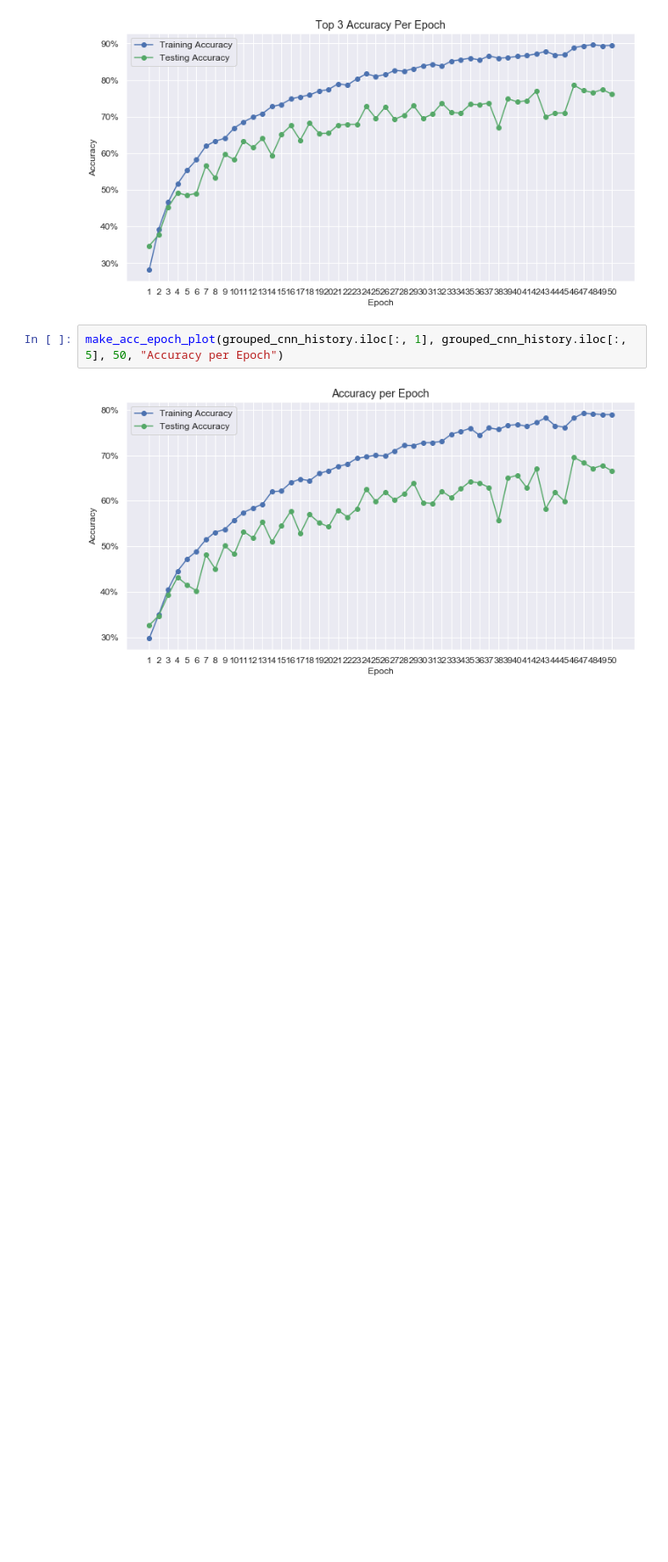
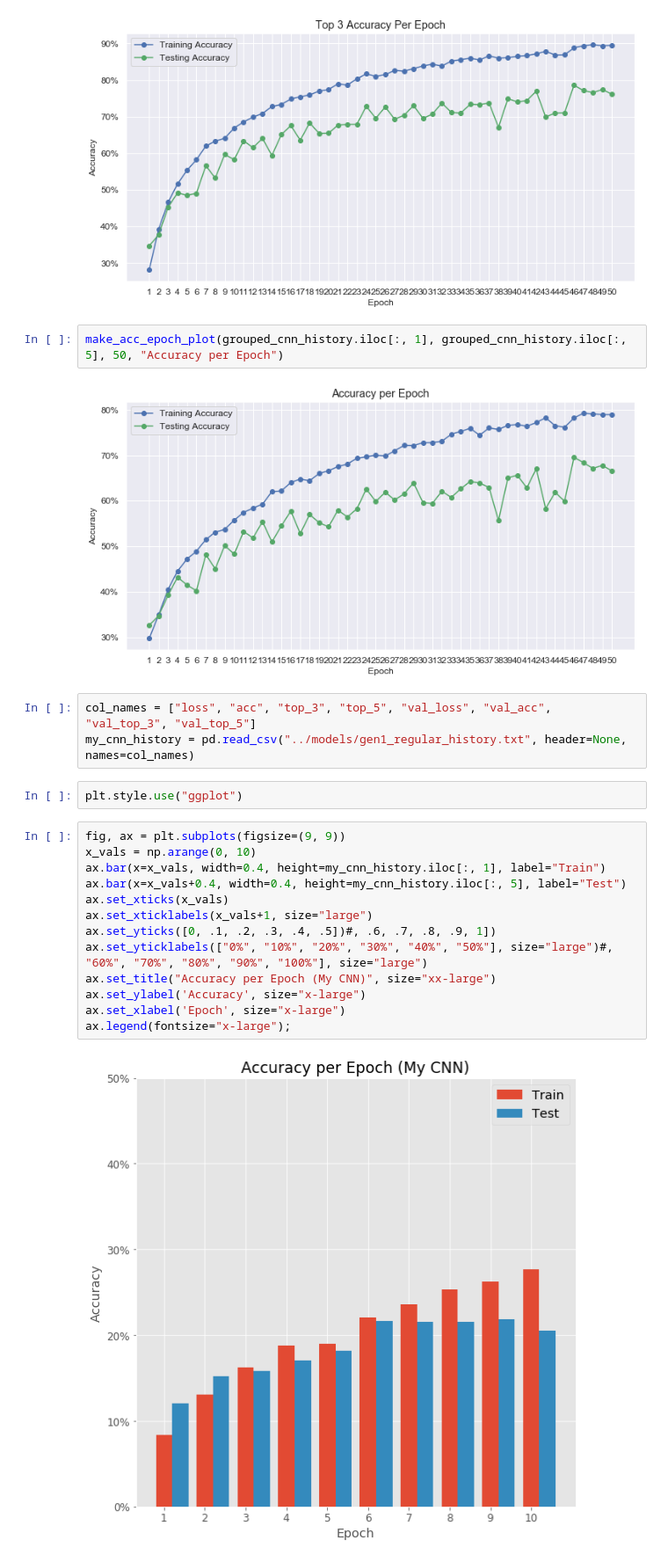
Before and after one commit to NJacobsohn/Whos_That_Pokemon, a Jupyter notebook: notebooks/data_visualization.ipynb, the cells around one changed output. Shown at 88% size. Cells and saved outputs as stored; diff of their text form; blank space fills up the shorter version.

Commit message:
ran a couple more net tests

```diff
--- a/notebooks/data_visualization.ipynb
+++ b/notebooks/data_visualization.ipynb
@@ -385,3 +386,23 @@ make_acc_epoch_plot(grouped_cnn_history.iloc[:, 2], grouped_cnn_history.iloc[:,
 make_acc_epoch_plot(grouped_cnn_history.iloc[:, 1], grouped_cnn_history.iloc[:, 5], 50, "Accuracy per Epoch")
 # %% [output]
 [figure]
+# %%
+col_names = ["loss", "acc", "top_3", "top_5", "val_loss", "val_acc", "val_top_3", "val_top_5"]
+my_cnn_history = pd.read_csv("../models/gen1_regular_history.txt", header=None, names=col_names)
+# %%
+plt.style.use("ggplot")
+# %%
+fig, ax = plt.subplots(figsize=(9, 9))
+x_vals = np.arange(0, 10)
+ax.bar(x=x_vals, width=0.4, height=my_cnn_history.iloc[:, 1], label="Train")
+ax.bar(x=x_vals+0.4, width=0.4, height=my_cnn_history.iloc[:, 5], label="Test")
+ax.set_xticks(x_vals)
+ax.set_xticklabels(x_vals+1, size="large")
+ax.set_yticks([0, .1, .2, .3, .4, .5])#, .6, .7, .8, .9, 1])
+ax.set_yticklabels(["0%", "10%", "20%", "30%", "40%", "50%"], size="large")#, "60%", "70%", "80%", "90%", "100%"], size="large")
+ax.set_title("Accuracy per Epoch (My CNN)", size="xx-large")
+ax.set_ylabel('Accuracy', size="x-large")
+ax.set_xlabel('Epoch', size="x-large")
+ax.legend(fontsize="x-large");
+# %% [output]
+[figure, added]
```
Also changed, not shown: parts of 4 cells of this notebook, 1 other file.
